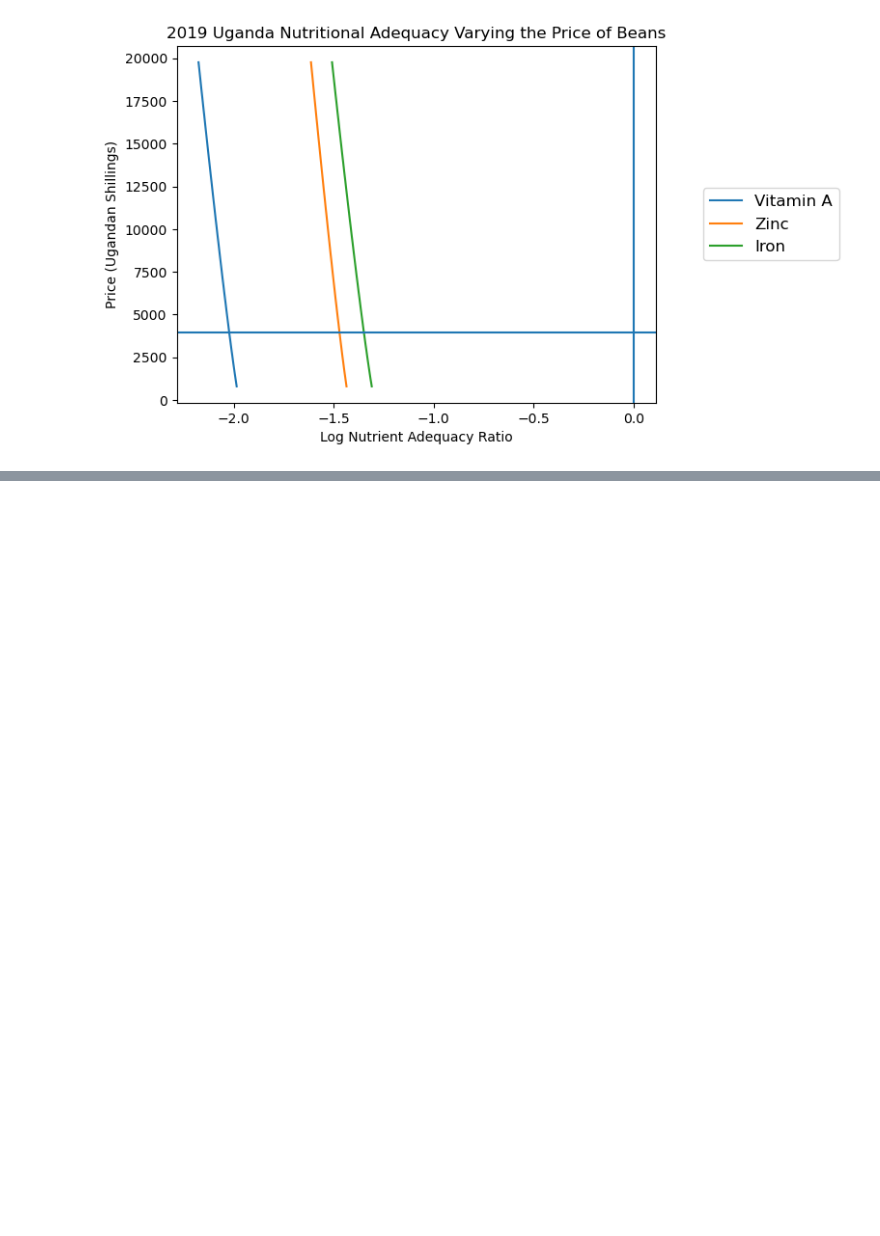
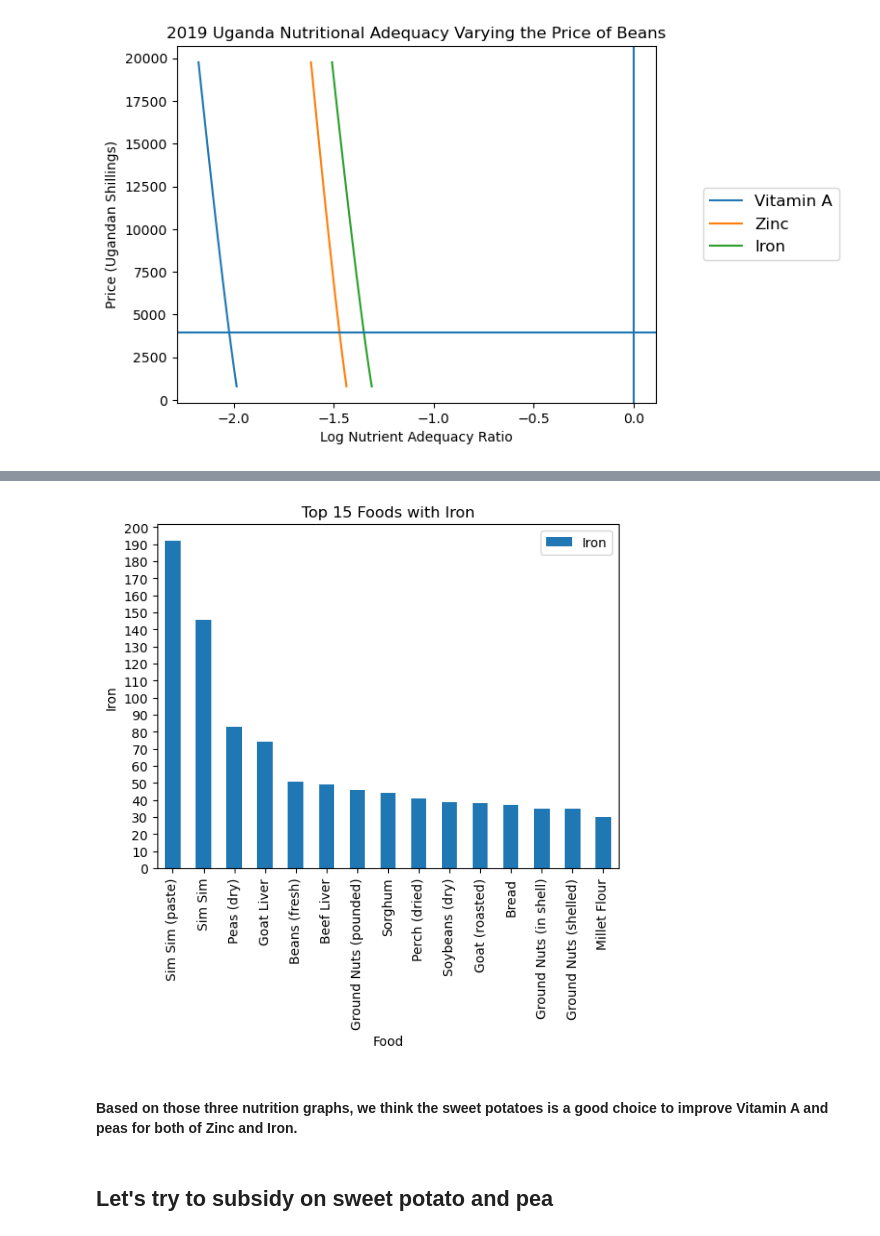
Before and after one commit to vkeroles/EEP153-SP23-Proj4, a Jupyter notebook: Team_HWiley_code2.ipynb, the cells around one changed output, grey strips where cells are left out. Drawn from its saved outputs; the diff is of its cells as text; code cells hidden in the pictures; blank space fills up the shorter version.

```diff
--- a/Team_HWiley_code2.ipynb
+++ b/Team_HWiley_code2.ipynb
@@ -806,0 +835,17 @@ plt.axhline(pbar[my_j])
+# %%
+def plot_top_foods_by_Iron(data,n=30):
+
+    data.sort_values(by=['Iron'], ascending=False).head(n).reset_index().plot.bar(x='j', y='Iron')
+    plt.yticks(np.arange(0, 210, 10))
+    plt.title(f'Top {n} Foods with Iron')
+    plt.xlabel("Food")
+    plt.ylabel('Iron')
+    plt.show()
+
+plot_top_foods_by_Iron(fct, n=15)
+# %% [output]
+[figure, added]
+# %% [markdown]
+#### Based on those three nutrition graphs, we think the sweet potatoes is a good choice to improve Vitamin A and peas for both of Zinc and Iron.
+# %% [markdown]
+## Let's try to subsidy on sweet potato and pea
```
Also changed, not shown: parts of 6 cells of this notebook.
